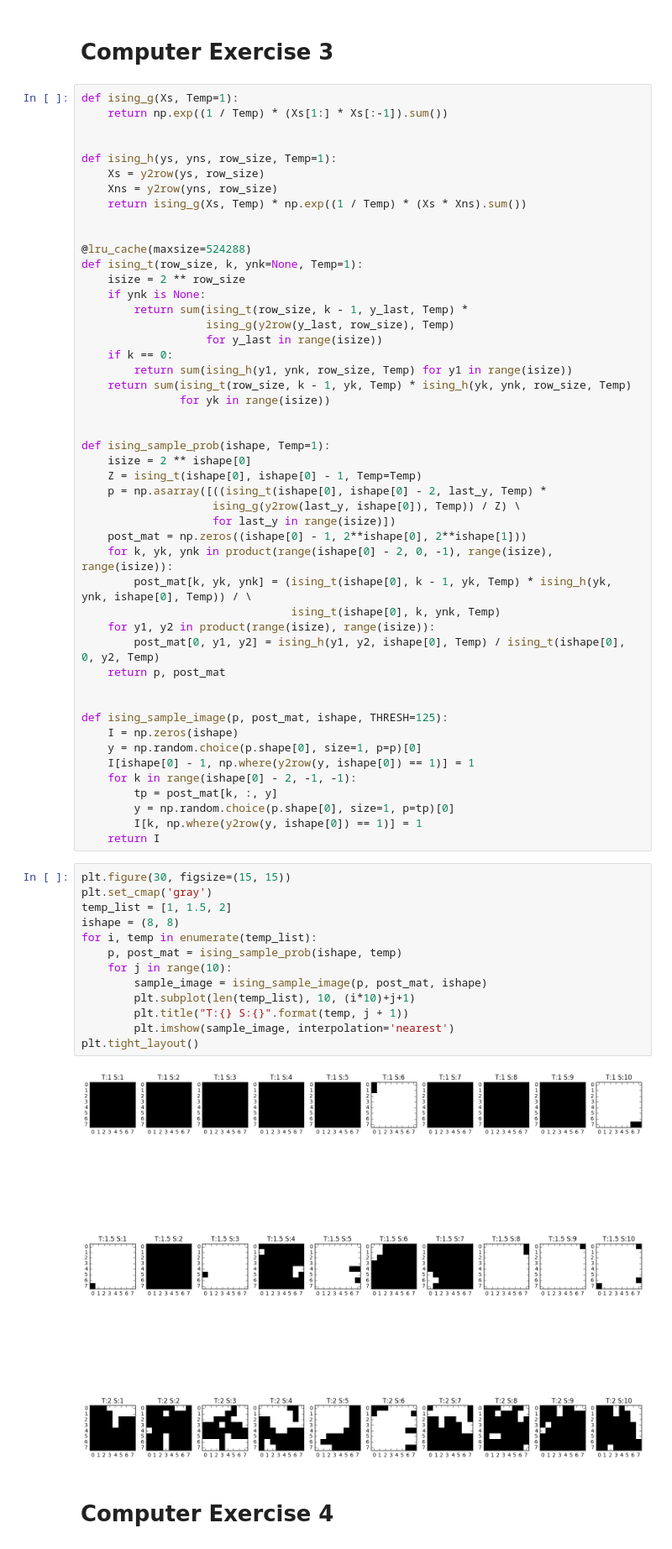
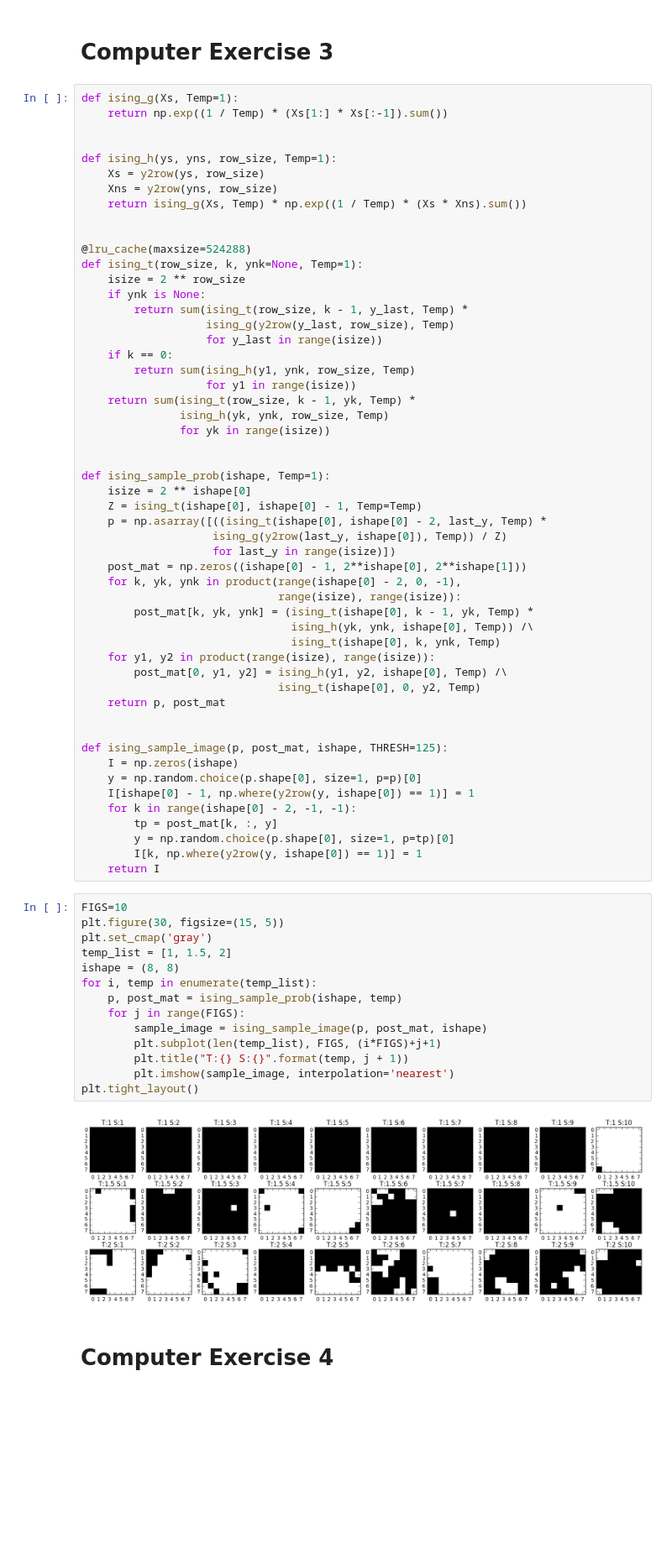
Before and after one commit to gaonmaor/BGU-Computer-Vision, a Jupyter notebook: assignments/2/Assignment 2.ipynb, the cells around one changed output. Shown: that part at 84% size. Saved outputs shown, nothing was run; the diff lists cells and outputs as text; blank space fills up the shorter version.

```diff
--- a/assignments/2/Assignment 2.ipynb
+++ b/assignments/2/Assignment 2.ipynb
@@ -70,8 +70,10 @@ def ising_t(row_size, k, ynk=None, Temp=1):
                    ising_g(y2row(y_last, row_size), Temp)
                    for y_last in range(isize))
     if k == 0:
-        return sum(ising_h(y1, ynk, row_size, Temp) for y1 in range(isize))
-    return sum(ising_t(row_size, k - 1, yk, Temp) * ising_h(yk, ynk, row_size, Temp)
+        return sum(ising_h(y1, ynk, row_size, Temp)
+                   for y1 in range(isize))
+    return sum(ising_t(row_size, k - 1, yk, Temp) *
+               ising_h(yk, ynk, row_size, Temp)
                for yk in range(isize))
 
 
@@ -79,14 +81,17 @@ def ising_sample_prob(ishape, Temp=1):
     isize = 2 ** ishape[0]
     Z = ising_t(ishape[0], ishape[0] - 1, Temp=Temp)
     p = np.asarray([((ising_t(ishape[0], ishape[0] - 2, last_y, Temp) *
-                    ising_g(y2row(last_y, ishape[0]), Temp)) / Z) \
+                    ising_g(y2row(last_y, ishape[0]), Temp)) / Z)
                     for last_y in range(isize)])
     post_mat = np.zeros((ishape[0] - 1, 2**ishape[0], 2**ishape[1]))
-    for k, yk, ynk in product(range(ishape[0] - 2, 0, -1), range(isize), range(isize)):
-        post_mat[k, yk, ynk] = (ising_t(ishape[0], k - 1, yk, Temp) * ising_h(yk, ynk, ishape[0], Temp)) / \
+    for k, yk, ynk in product(range(ishape[0] - 2, 0, -1),
+                              range(isize), range(isize)):
+        post_mat[k, yk, ynk] = (ising_t(ishape[0], k - 1, yk, Temp) *
+                                ising_h(yk, ynk, ishape[0], Temp)) /\
                                 ising_t(ishape[0], k, ynk, Temp)
     for y1, y2 in product(range(isize), range(isize)):
-        post_mat[0, y1, y2] = ising_h(y1, y2, ishape[0], Temp) / ising_t(ishape[0], 0, y2, Temp)
+        post_mat[0, y1, y2] = ising_h(y1, y2, ishape[0], Temp) /\
+                              ising_t(ishape[0], 0, y2, Temp)
     return p, post_mat
 
 
@@ -100,20 +105,21 @@ def ising_sample_image(p, post_mat, ishape, THRESH=125):
         I[k, np.where(y2row(y, ishape[0]) == 1)] = 1
     return I
 # %%
-plt.figure(30, figsize=(15, 15))
+FIGS=10
+plt.figure(30, figsize=(15, 5))
 plt.set_cmap('gray')
 temp_list = [1, 1.5, 2]
 ishape = (8, 8)
 for i, temp in enumerate(temp_list):
     p, post_mat = ising_sample_prob(ishape, temp)
-    for j in range(10):
+    for j in range(FIGS):
         sample_image = ising_sample_image(p, post_mat, ishape)
-        plt.subplot(len(temp_list), 10, (i*10)+j+1)
+        plt.subplot(len(temp_list), FIGS, (i*FIGS)+j+1)
         plt.title("T:{} S:{}".format(temp, j + 1))
         plt.imshow(sample_image, interpolation='nearest')
 plt.tight_layout()
 # %% [output]
-[figure, old version]
+[figure, new version]
 # %% [markdown]
 # Computer Exercise 4
 # %%
```
Also changed, not shown: parts of 5 cells of this notebook.
